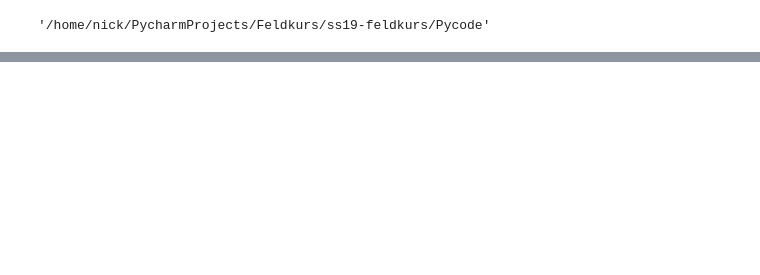
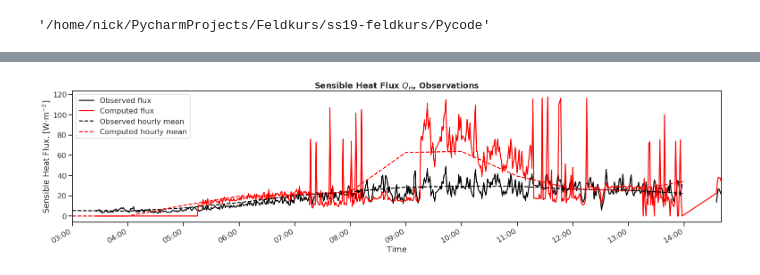
Before and after one commit to gampnico/ss19-feldkurs, a Jupyter notebook: Pycode/preliminary_plots.ipynb, the cells around one changed output, grey strips where cells are left out. Drawn from its saved outputs; the diff is of its cells as text; code cells hidden in the pictures; blank space fills up the shorter version.

```diff
--- a/Pycode/preliminary_plots.ipynb
+++ b/Pycode/preliminary_plots.ipynb
@@ -208,0 +227,23 @@ plt.show()
+# %%
+
+hourly_scint_mean = scint_data.resample("H").mean()
+hourly_scint_mean["H_std"] = scint_data["H_convection"].resample("H").std()
+
+plt.figure(figsize=(26, 6))
+scint_data["H_convection"].plot(color="black", label="Observed flux")
+(cdf["H"].loc[abs(cdf["H"])<150]).plot(color="red", label="Computed flux")
+
+hourly_scint_mean["H_convection"].plot(label="Observed hourly mean", color="black",
+                                        linestyle="dashed")
+(hourly_mean["H"]).plot(label="Computed hourly mean", color="red",
+                      linestyle="dashed")
+
+plt.legend(loc="upper left")
+plt.title(r"Sensible Heat Flux $Q_{H}$, Observations", fontweight="bold")
+plt.xlabel("Time")
+plt.ylabel("Sensible Heat Flux, [W$\cdot$m$^{-2}$]")
+ax = plt.gca()
+ax.xaxis.set_major_formatter(dates.DateFormatter('%H:%M'))  # hours and minutes
+plt.show()
+# %% [output]
+[figure, added]
```
Also changed, not shown: parts of 12 cells of this notebook, 5 other files.
